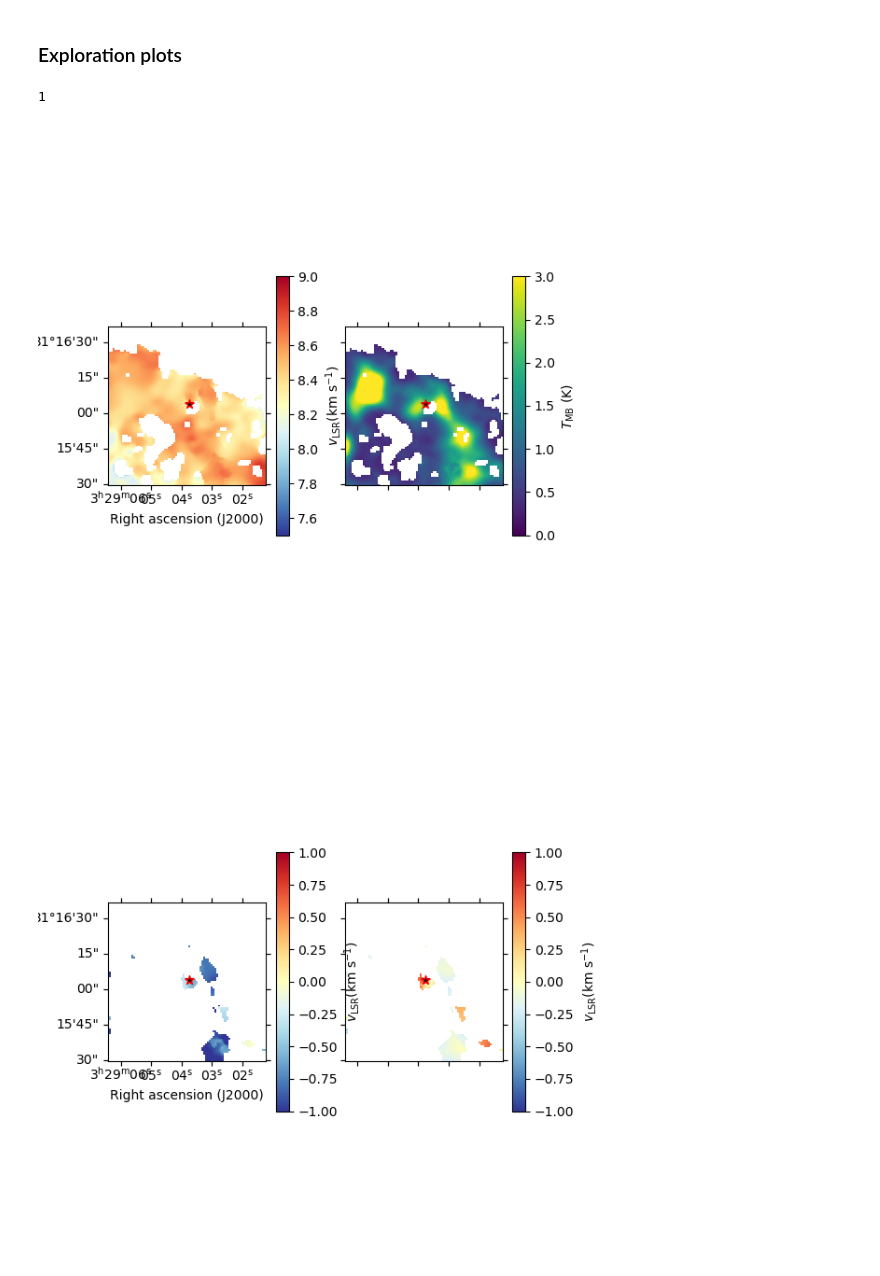
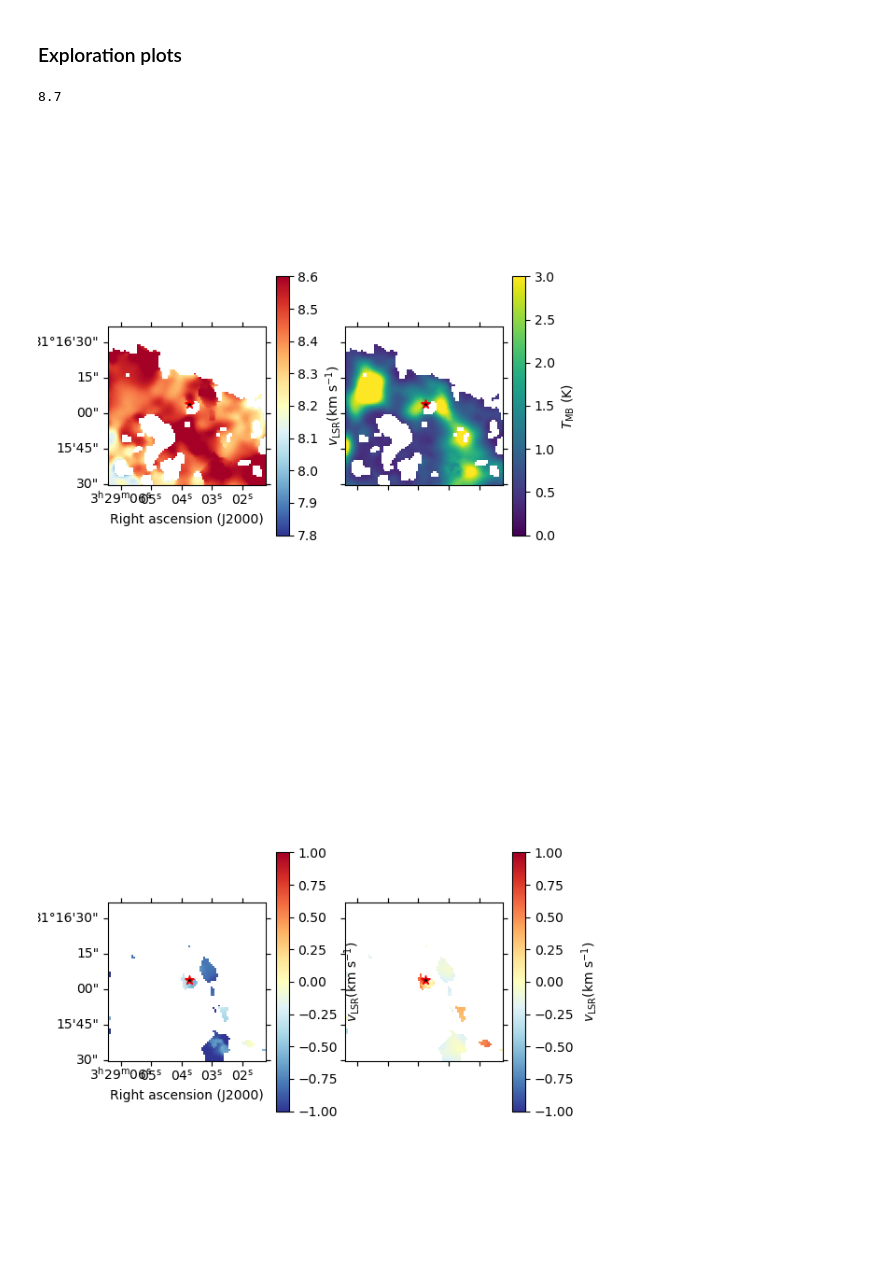
Before and after one commit to tere-valdivia/propstar_gasflow, a Jupyter notebook: analysis/protostar_cutouts/cutout_HC3N.ipynb, the cells around one changed output. Cells and saved outputs as stored; diff of their text form; code cells hidden in the pictures.

```diff
--- a/analysis/protostar_cutouts/cutout_HC3N.ipynb
+++ b/analysis/protostar_cutouts/cutout_HC3N.ipynb
@@ -147,30 +147,30 @@ if cut_clusters:
 # %% [markdown]
 ### Exploration plots
 # %%
-len(subclusters_master)
+vlsr
 # %% [output]
-1
+8.7
 # %%
 fig, [ax1, ax2] = plt.subplots(1, 2, figsize=(6,6), subplot_kw={'projection': WCS(headersmall).celestial})
 
-sc1 = ax1.imshow(subclusters_master[0][1], cmap='RdYlBu_r', vmin=7.5, vmax=9)
+sc1 = ax1.imshow(subclusters_master[0][1], cmap='RdYlBu_r', vmin=7.8, vmax=8.6)
 ax1.scatter(racent, deccent, transform=ax1.get_transform('world'), marker='*', s=50, fc='k', ec='r')
 fig.colorbar(sc1, ax=ax1, label=r'$v_{\mathrm{LSR}}$(km s$^{-1}$)', shrink=0.6)
 lon = ax1.coords[0]
 lat = ax1.coords[1]
 lon.set_axislabel('Right ascension (J2000)')
 lat.set_axislabel('Declination (J2000)')
 sc2 = ax2.imshow(subclusters_master[0][0], cmap='viridis', vmin=0, vmax=3)
 ax2.scatter(racent, deccent, transform=ax2.get_transform('world'), marker='*', s=50, fc='k', ec='r')
 fig.colorbar(sc2, ax=ax2, label=r'$T_{\mathrm{MB}}$ (K)', shrink=0.6)
 lon = ax2.coords[0]
 lat = ax2.coords[1]
 lon.set_ticklabel_visible(False)
 lat.set_ticklabel_visible(False)
 lon.set_axislabel('')
 lat.set_axislabel('')
 # %% [output]
-[figure, old version]
+[figure, new version]
 # %%
 fig, [ax1, ax2] = plt.subplots(1, 2, figsize=(6,6), subplot_kw={'projection': WCS(headersmall).celestial})
 
```
Also changed, not shown: parts of 1 cell of this notebook, 28 other files.
